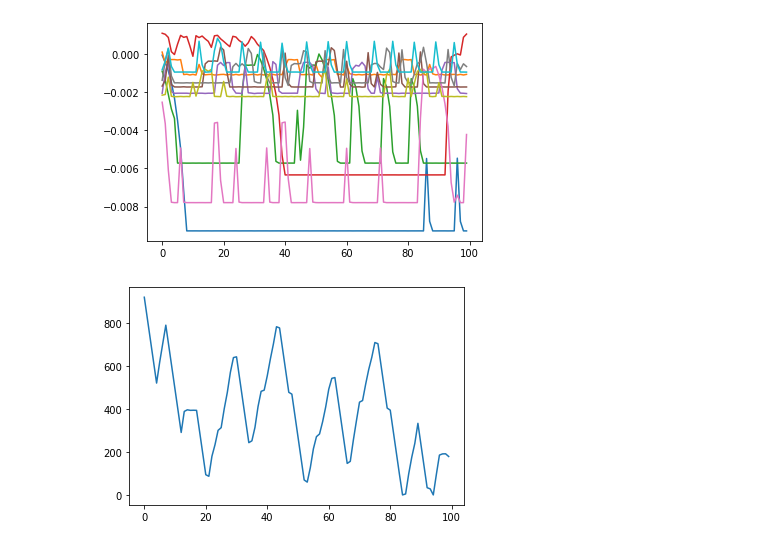
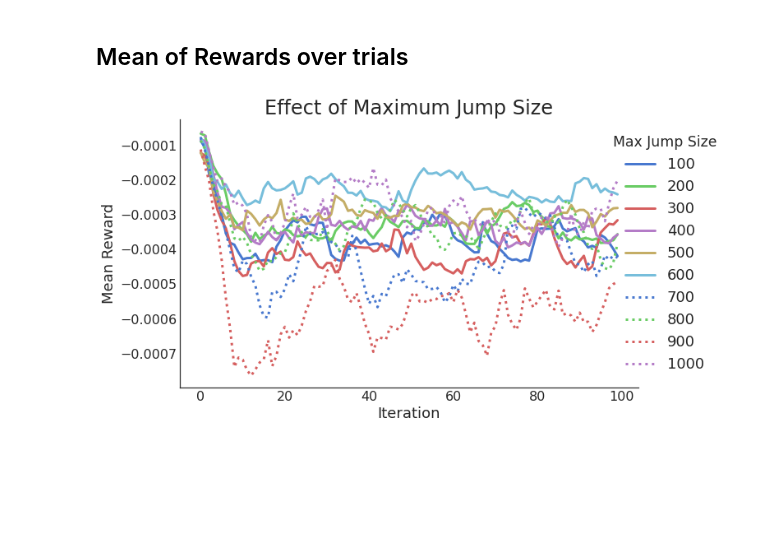
Before and after one commit to g-benton/PCC-RL, a Jupyter notebook: experiments/max_jump_ablation/output_testing.ipynb, the cells around one changed output. Drawn from its saved outputs; the diff is of its cells as text; code cells hidden in the pictures; blank space fills up the shorter version.

```diff
--- a/experiments/max_jump_ablation/output_testing.ipynb
+++ b/experiments/max_jump_ablation/output_testing.ipynb
@@ -5,15 +5,46 @@ import matplotlib.pyplot as plt
 # %%
 rwrds = torch.load("max_jump_rwrds.pt")
 rates = torch.load("max_jump_rates.pt")
+# %%
+keep_trials = torch.where(rates[:, -1, -1] != 0.)[0].max().item()
+max_jumps = torch.arange(100, 1001, step=100)
 # %%
 iterations = torch.arange(rwrds.shape[-1])
-# %%
-plt.plot(iterations, rwrds.t())
-plt.show()
-# %% [output]
-[figure, removed]
-# %%
-plt.plot(iterations, rates[0, :])
-plt.show()
-# %% [output]
-[figure, removed]
+# %% [markdown]
+## Mean of Rewards over trials
+# %%
+mean_rwrd = rwrds.mean(0)
+# %%
+import seaborn as sns
+sns.set_style("white")
+sns.set_palette("muted")
+# plt.rcParams['legend.title_fontsize'] = 'x-large'
+
+ax_fs = 18
+leg_fs = 18
+tick_fs = 16
+title_fs = 24
+lwd = 3
+
+plt.figure(figsize=(10, 6))
+for ind, mj in enumerate(max_jumps[:6]):
+    plt.plot(iterations, mean_rwrd[ind, :],
+            label=str(mj.item()), linewidth=lwd)
+
+
+for ind, mj in enumerate(max_jumps[6:]):
+    plt.plot(iterations, mean_rwrd[ind+6, :],
+            label=str(mj.item()), linestyle=":", linewidth=lwd)
+
+sns.despine()
+plt.xlabel("Iteration", fontsize=ax_fs)
+plt.ylabel("Mean Reward", fontsize=ax_fs)
+plt.tick_params("both", labelsize=tick_fs)
+plt.title("Effect of Maximum Jump Size", fontsize=title_fs)
+plt.legend(loc='center right', bbox_to_anchor=(1.2, 0.5),
+          fontsize=leg_fs, title="Max Jump Size",
+          title_fontsize="xx-large")
+plt.savefig("./jump_size.pdf", bbox_inches="tight")
+plt.show()
+# %% [output]
+[figure, added]
```
Also changed, not shown: 16 other files.
